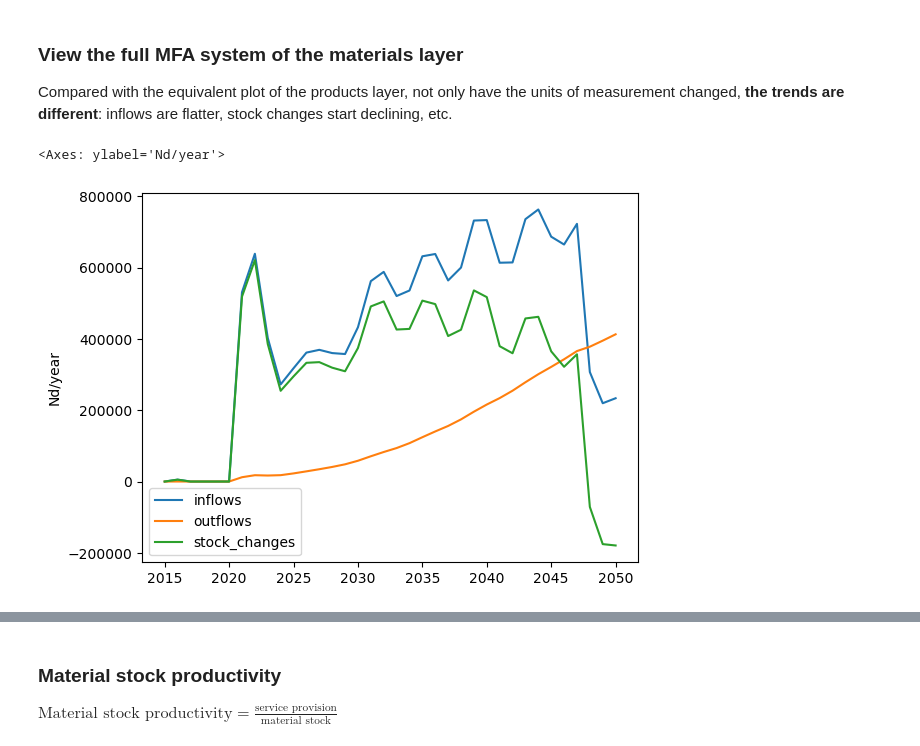
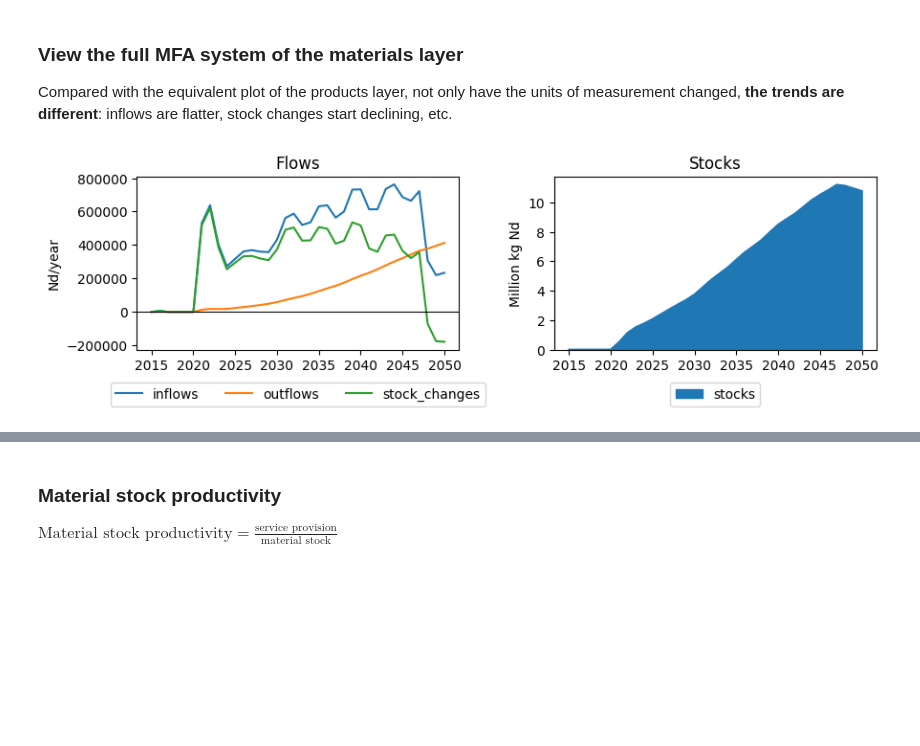
Before and after one commit to TomerFishman/RAPID-MFA, a Jupyter notebook: RAPID-MFA notebooks/09_from_products_to_materials_and_varying_material_compositions.ipynb, the cells around one changed output, grey strips where cells are left out. Drawn from its saved outputs; the diff is of its cells as text; code cells hidden in the pictures; blank space fills up the shorter version.

```diff
--- a/RAPID-MFA notebooks/09_from_products_to_materials_and_varying_material_compositions.ipynb
+++ b/RAPID-MFA notebooks/09_from_products_to_materials_and_varying_material_compositions.ipynb
@@ -164,7 +165,7 @@ input_data = pd.Series([0, 30, 30, 30, 30, 30, 2985, 6523, 8721,
                                  2045, 2046, 2047, 2048, 2049, 2050]) # megawatts installed capacity of wind turbines
 
 # survival curve parameters inputs and creation of the survival function
-ages = range(0, len(input_data))  # the maximum age in the MFA model is equal to the length of the input data
+ages = range(0, len(input_data)) # the maximum age in the MFA model is equal to the length of the input data
 mean = 20  # offshore turbines have a mean lifespan of 20 years (Fishman and Graedel 2019)
 std_dev = 10  # for this example, changed from sd = 5 in Fishman and Graedel 2019.
 survival_curve = scipy.stats.norm.sf(ages, loc=mean, scale=std_dev)
@@ -172,12 +173,11 @@ survival_curve = scipy.stats.norm.sf(ages, loc=mean, scale=std_dev)
 # material Intensites (MIs)
 mi_Nd_high = 175.5  # material intensity of kg of Neodymium per MW in 2015.
 mi_Nd_low  = 124    # material intensity of kg of Neodymium per MW in 2050.
+
 # Linear interpolation of MIs over time, describing an assumed technological efficiency improvement from 2025 to 2050
-mi_Nd = pd.Series(np.interp(input_data.index, [2015, 2025, 2050], [mi_Nd_high, mi_Nd_high, mi_Nd_low]),
-                        name = 'mi',
-                        index = [2015, 2016, 2017, 2018, 2019, 2020, 2021, 2022, 2023, 2024,
-                                 2025, 2026, 2027, 2028, 2029, 2030, 2031, 2032, 2033, 2034,
-                                 2035, 2036, 2037, 2038, 2039, 2040, 2041, 2042, 2043, 2044,
-                                 2045, 2046, 2047, 2048, 2049, 2050])
-
-mi_Nd.plot(ylim=(0,200), ylabel="Nd/MW")
+mi_Nd = pd.Series(np.nan, index=input_data.index.union([2015, 2025, 2050]), name='mi')
+mi_Nd.loc[2015] = mi_Nd_high
+mi_Nd.loc[2025] = mi_Nd_high
+mi_Nd.loc[2050] = mi_Nd_low
+mi_Nd = mi_Nd.sort_index().interpolate(method='index').ffill().bfill()
+mi_Nd = mi_Nd.loc[input_data.index]
@@ -312,7 +312,17 @@ Compared with the equivalent plot of the products layer, not only have the units
 # %%
 # %% View the full MFA system of the materials layer
 # plot flows of materials
-mfa_system_materials[["inflows", "outflows", "stock_changes"]].plot(ylabel=units['flows_materials'])
+fig, axes = plt.subplots(1, 2, figsize=(9, 3))
+
+mfa_system_materials[["inflows", "outflows", "stock_changes"]].plot(
+    ax=axes[0], ylabel=units['flows_materials'], title="Flows")
+axes[0].axhline(0, color='black', linewidth=0.8)
+axes[0].legend(loc='upper center', bbox_to_anchor=(0.5, -0.15), ncol=3)
+
+(mfa_system_materials["stocks"]/1e6).plot(
+    kind="area", stacked=True, ax=axes[1], ylabel='Million kg ' + units['stocks_materials'], title="Stocks")
+axes[1].legend(loc='upper center', bbox_to_anchor=(0.5, -0.15), ncol=1)
+
+plt.tight_layout()
 # %% [output]
-<Axes: ylabel='Nd/year'>
-[figure, old version]
+[figure, new version]
```
Also changed, not shown: parts of 8 cells of this notebook.
